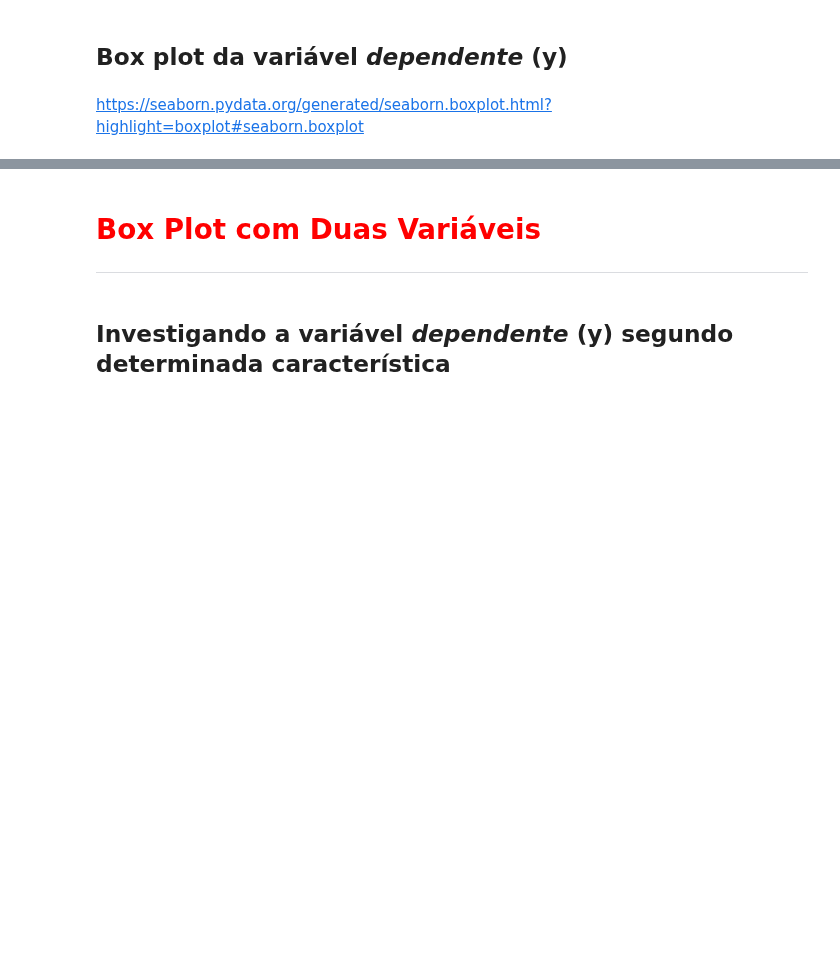
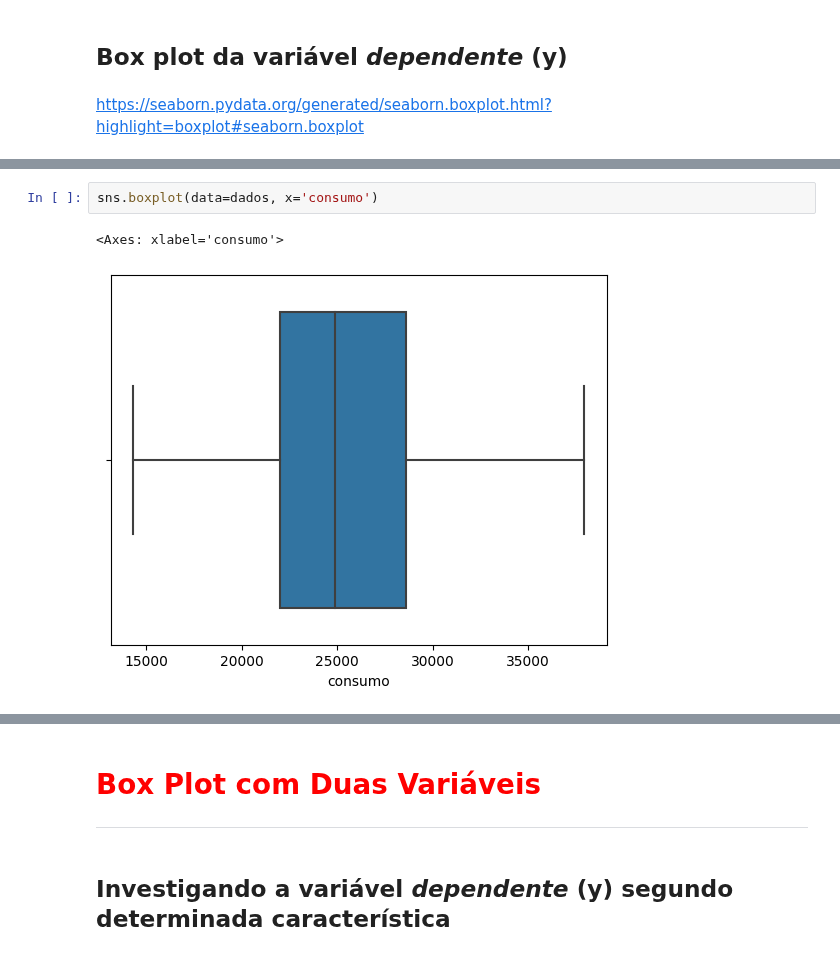
Before and after one commit to angelomaia/alura-cursos, a Jupyter notebook: Formação Estatística com Python/Regressao_Linear_1/Regressao_Linear.ipynb, the cells around one changed output, grey strips where cells are left out. Saved outputs shown, nothing was run; the diff lists cells and outputs as text; blank space fills up the shorter version.

```diff
--- a/Formação Estatística com Python/Regressao_Linear_1/Regressao_Linear.ipynb
+++ b/Formação Estatística com Python/Regressao_Linear_1/Regressao_Linear.ipynb
@@ -124,0 +147,5 @@ https://seaborn.pydata.org/generated/seaborn.boxplot.html?highlight=boxplot#seab
+# %%
+sns.boxplot(data=dados, x='consumo')
+# %% [output]
+<Axes: xlabel='consumo'>
+[figure, added]
```
Also changed, not shown: parts of 9 cells of this notebook.
